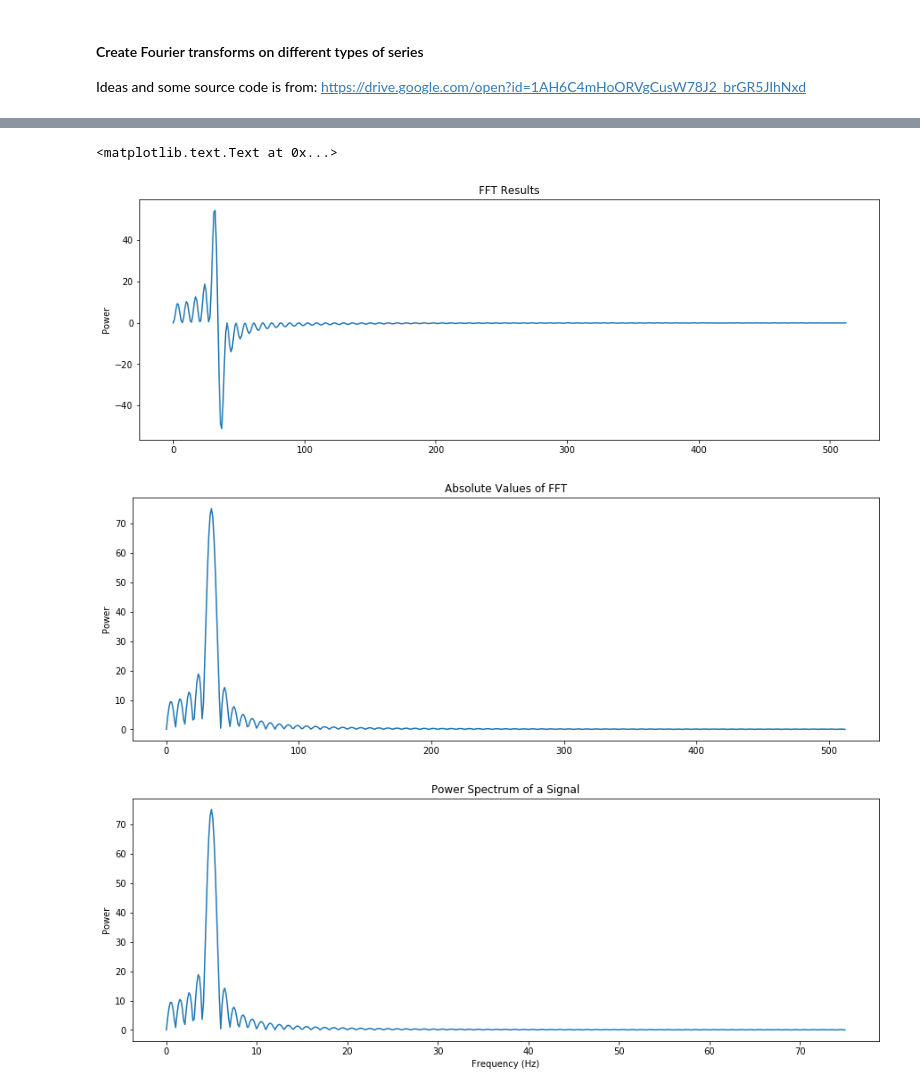
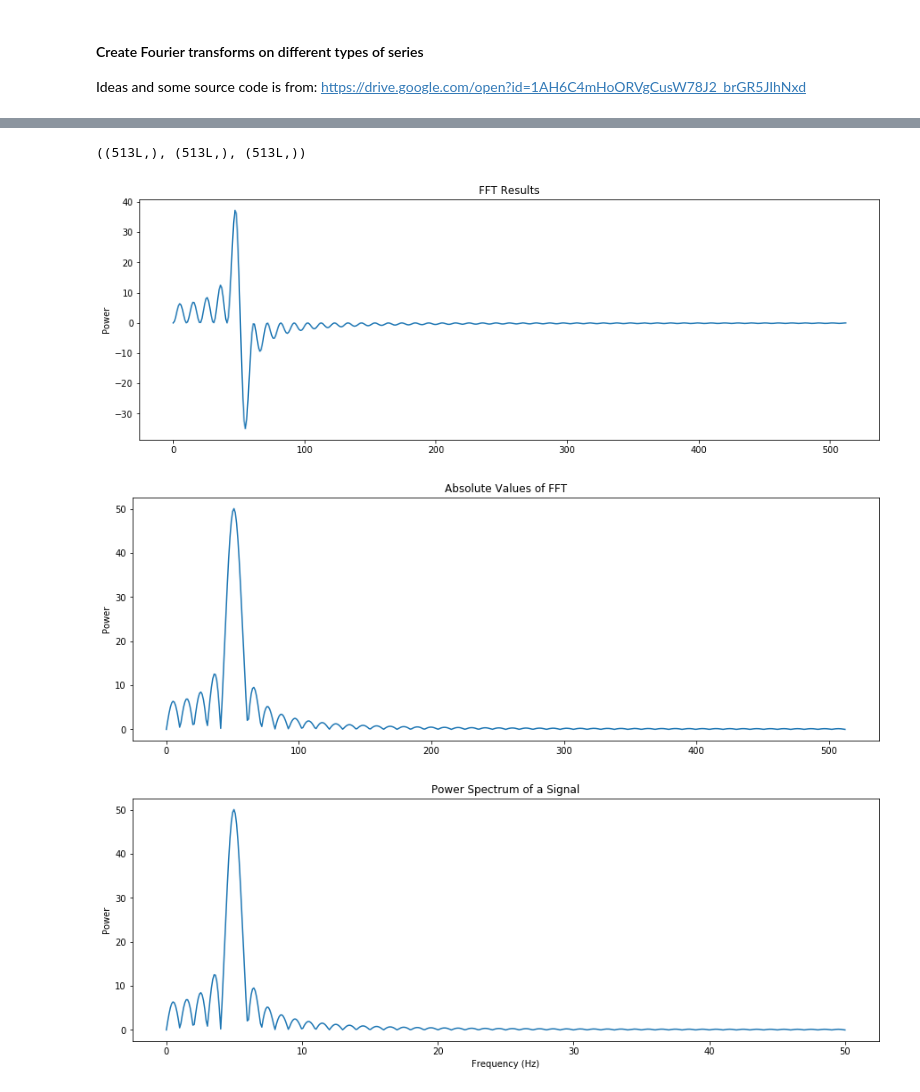
Before and after one commit to fat84/acousticFingerprint, a Jupyter notebook: fft_various_series.ipynb, the cells around one changed output, grey strips where cells are left out. Drawn from its saved outputs; the diff is of its cells as text; code cells hidden in the pictures.

```diff
--- a/fft_various_series.ipynb
+++ b/fft_various_series.ipynb
@@ -14,11 +14,11 @@ from scipy.io import wavfile
 file_location = "C:/Users/bre49823/Google Drive/AudioFiles/"
 # %%
 # Fourier transform of a sine wave
-sampling_rate = 150
-time = np.arange(0, 1, 1/sampling_rate)              # The step is 1/150
+sampling_rate = 100.0
+time = np.arange(0, 1, 1/sampling_rate)
 
 frequency = 5                                       # Frequency in Hz
-signal = np.sin(2 * np.pi * time * frequency)   # Create a sin wave with a period of "frequency"
+signal = np.sin(2 * np.pi * time * frequency)       # Create a sin wave with a period of "frequency"
 nfft = 1024                                         # Length of FFT
 
 # Plot raw data
@@ -27,4 +27,6 @@ plt.plot(time, signal)
 plt.title("Raw Signal Data")
 plt.xlabel("Time")
 plt.ylabel("Amplitude")
+
+signal.shape
 # %% [output]
@@ -33,35 +35,38 @@ plt.ylabel("Amplitude")
 # %%
 # Write the audio file to hear what it sounds like. Change the parameters and note how the sound changes
 #wavfile.write(data = sin_wave, filename = file_location + "test.wav", rate = sampling_rate)
 
 # Create Fourier transform
+# The Fourier transformation is symmetric of which we only need the first half. With np.fft.rfft we get only the first half
 nfft = 1024
 signal_fft = np.fft.rfft(signal, n = nfft)
 
 plt.figure(figsize = (15, 5))
 plt.plot(signal_fft)
 plt.title("FFT Results")
 plt.ylabel("Power")
 
 # Calculate the magnitude of FFT
 signal_fft_abs = np.abs(signal_fft)
 
 plt.figure(figsize = (15, 5))
 plt.plot(signal_fft_abs)
 plt.title("Absolute Values of FFT")
 plt.ylabel("Power")
 
 # Frequency vector
 freq_vector = np.arange(0, nfft/2 + 1) * (sampling_rate / nfft)
-freq_vector.shape
 
 plt.figure(figsize = (15, 5))
 plt.plot(freq_vector, signal_fft_abs)
 plt.title('Power Spectrum of a Signal')
 plt.xlabel('Frequency (Hz)')
 plt.ylabel('Power')
+
+
+print(signal_fft.shape, signal_fft_abs.shape, freq_vector.shape)
 # %% [output]
-<matplotlib.text.Text at 0x...>
+((513L,), (513L,), (513L,))
-[figure, old version]
+[figure, new version]
-[figure, old version]
+[figure, new version]
-[figure, old version]
+[figure, new version]
```
Also changed, not shown: parts of 5 cells of this notebook, 1 other file.
